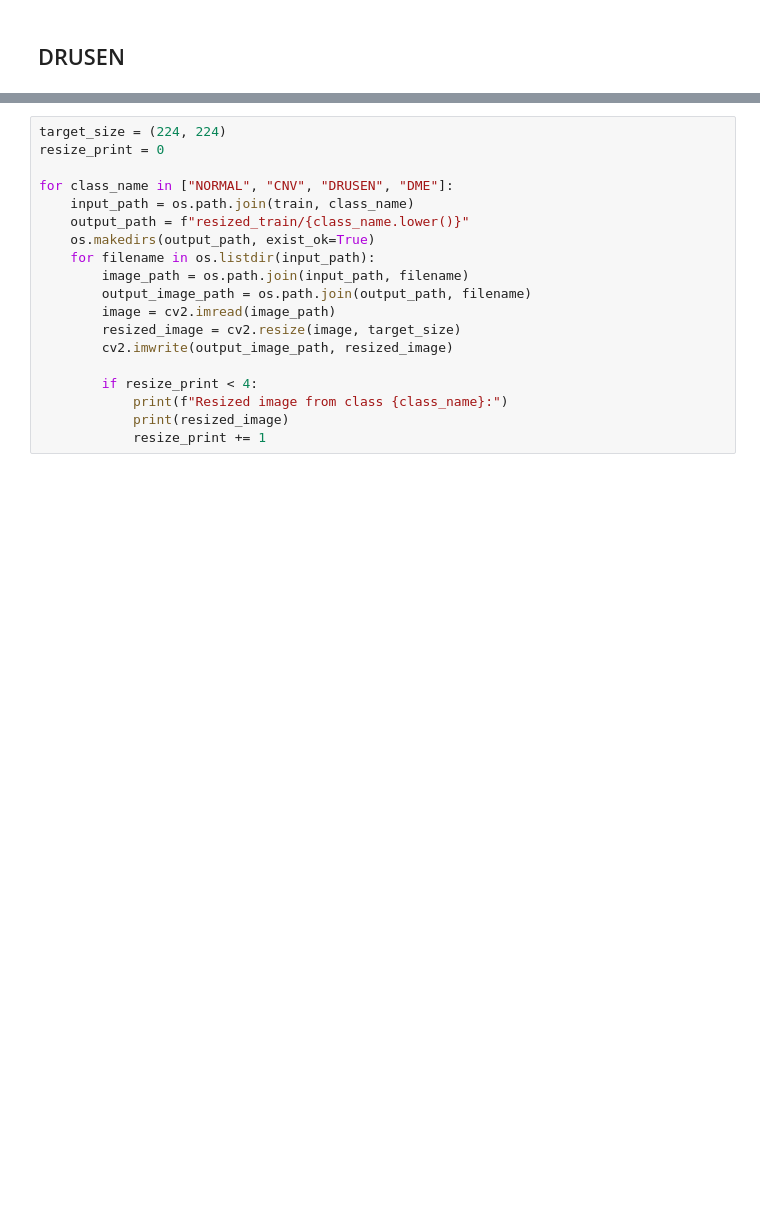
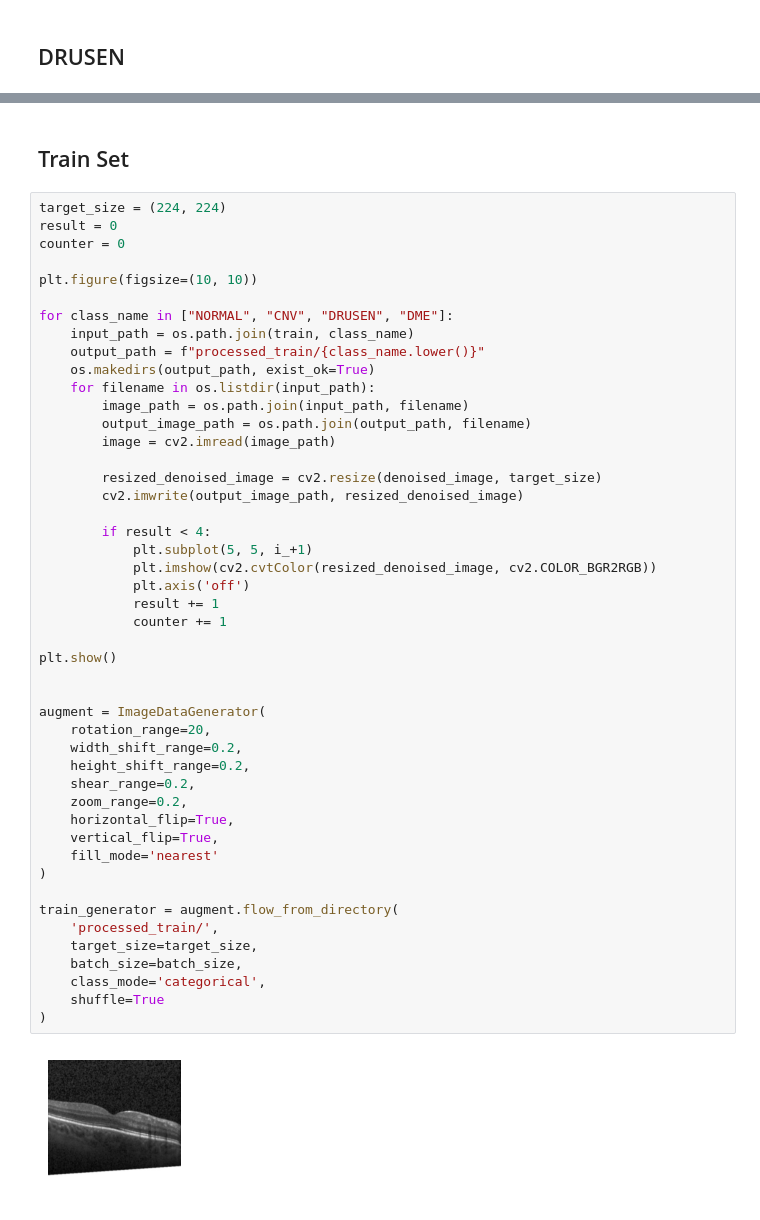
Before and after one commit to Miinaal/Retinal-OCT-Image-Classification, a Jupyter notebook: retinal-oct.ipynb, the cells around one changed output, grey strips where cells are left out. Drawn from its saved outputs; the diff is of its cells as text; blank space fills up the shorter version.

```diff
--- a/retinal-oct.ipynb
+++ b/retinal-oct.ipynb
@@ -81,19 +87,51 @@ for l in multipleImages[:15]:
+# %% [markdown]
+## Train Set
 # %%
 target_size = (224, 224)
-resize_print = 0
+result = 0
+counter = 0
+
+plt.figure(figsize=(10, 10))
 
 for class_name in ["NORMAL", "CNV", "DRUSEN", "DME"]:
     input_path = os.path.join(train, class_name)
-    output_path = f"resized_train/{class_name.lower()}"
+    output_path = f"processed_train/{class_name.lower()}"
     os.makedirs(output_path, exist_ok=True)
     for filename in os.listdir(input_path):
         image_path = os.path.join(input_path, filename)
         output_image_path = os.path.join(output_path, filename)
         image = cv2.imread(image_path)
-        resized_image = cv2.resize(image, target_size)
-        cv2.imwrite(output_image_path, resized_image)
 
-        if resize_print < 4:
-            print(f"Resized image from class {class_name}:")
-            print(resized_image)
-            resize_print += 1
+        resized_denoised_image = cv2.resize(denoised_image, target_size)
+        cv2.imwrite(output_image_path, resized_denoised_image)
+
+        if result < 4:
+            plt.subplot(5, 5, i_+1)
+            plt.imshow(cv2.cvtColor(resized_denoised_image, cv2.COLOR_BGR2RGB))
+            plt.axis('off')
+            result += 1
+            counter += 1
+
+plt.show()
+
+
+augment = ImageDataGenerator(
+    rotation_range=20,
+    width_shift_range=0.2,
+    height_shift_range=0.2,
+    shear_range=0.2,
+    zoom_range=0.2,
+    horizontal_flip=True,
+    vertical_flip=True,
+    fill_mode='nearest'
+)
+
+train_generator = augment.flow_from_directory(
+    'processed_train/',
+    target_size=target_size,
+    batch_size=batch_size,
+    class_mode='categorical',
+    shuffle=True
+)
+# %% [output]
+[figure, added]
```
Also changed, not shown: parts of 12 cells of this notebook.
